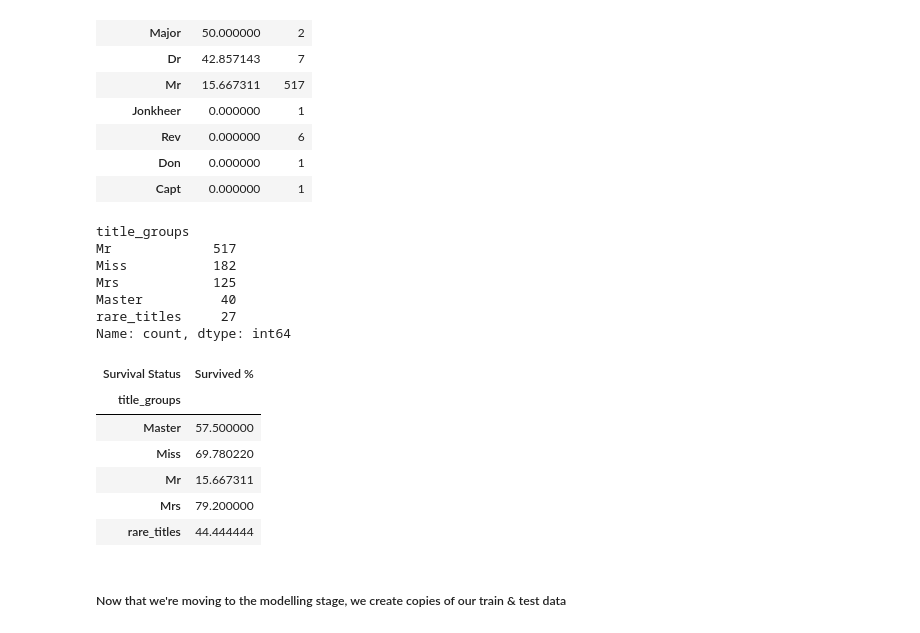
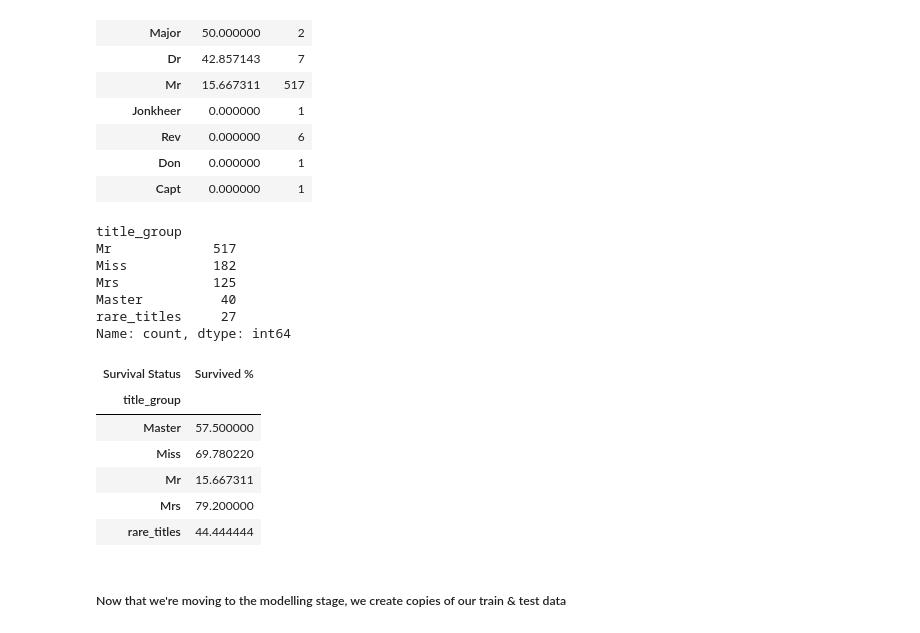
Before and after one commit to Sid1813/kaggle, a Jupyter notebook: Titanic - Machine Learning from Disaster/model_versions/titanic_v4.ipynb, the cells around one changed output. Drawn from its saved outputs; the diff is of its cells as text; code cells hidden in the pictures.

```diff
--- a/Titanic - Machine Learning from Disaster/model_versions/titanic_v4.ipynb
+++ b/Titanic - Machine Learning from Disaster/model_versions/titanic_v4.ipynb
@@ -428,11 +428,11 @@ title_survival
 # %%
 common_titles = ["Mr", "Miss", "Mrs", "Master"]
 
-train_data["title_groups"] = train_data["title"].where(train_data["title"].isin(common_titles), "rare_titles")
+train_data["title_group"] = train_data["title"].where(train_data["title"].isin(common_titles), "rare_titles")
 
-train_data["title_groups"].value_counts()
+train_data["title_group"].value_counts()
 # %% [output]
-title_groups
+title_group
 Mr             517
 Miss           182
 Mrs            125
@@ -441,20 +441,20 @@ rare_titles     27
 Name: count, dtype: int64
 # %%
 title_group_survival = pd.crosstab(
-    train_data["title_groups"],
+    train_data["title_group"],
     train_data["Survived"].map({
         0: "Deceased %",
         1: "Survived %"
     }),
     normalize="index"
 )[["Survived %"]] * 100
 
 title_group_survival.columns.name = "Survival Status"
 
 title_group_survival
 # %% [output]
 | Survival Status | Survived % |
-| title_groups |  |
+| title_group |  |
 | Master | 57.500000 |
 | Miss | 69.780220 |
 | Mr | 15.667311 |
```
Also changed, not shown: parts of 21 cells of this notebook.
